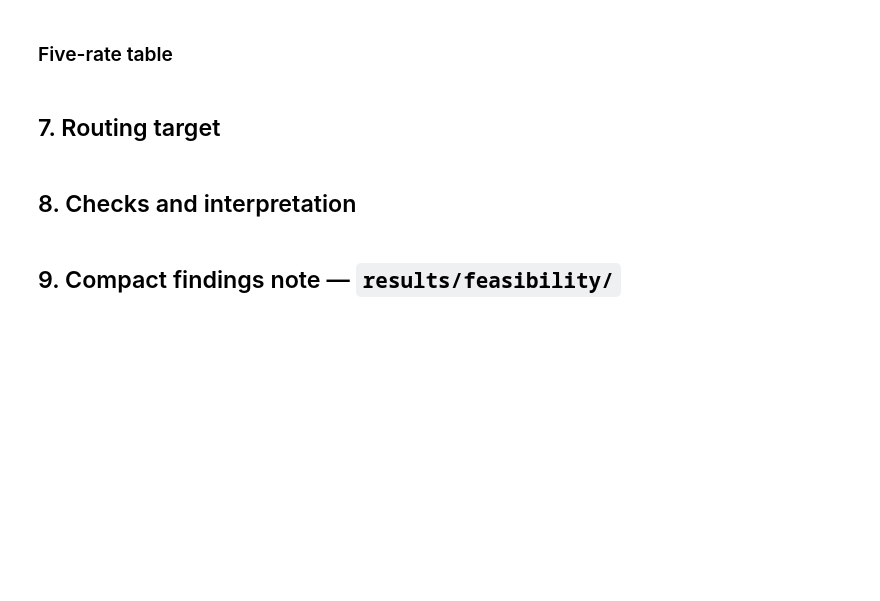
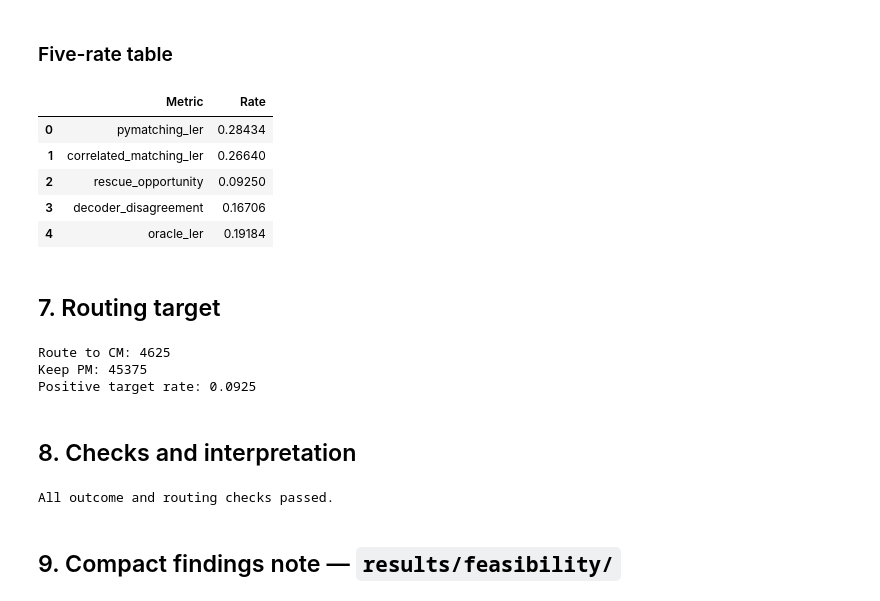
Before and after one commit to rifahnanjiba02-arch/selective-decoder-routing, a Jupyter notebook: notebooks/00_dataset_and_feasibility.ipynb, the cells around one changed output. Cells and saved outputs as stored; diff of their text form; code cells hidden in the pictures; blank space fills up the shorter version.

```diff
--- a/notebooks/00_dataset_and_feasibility.ipynb
+++ b/notebooks/00_dataset_and_feasibility.ipynb
@@ -401,8 +438,81 @@ Sample checks passed. Record the summary in docs/DATA_DICTIONARY.md.
 # %% [markdown]
 ### Five-rate table
+# %%
+
+rate_names = [
+    "pymatching_ler",
+    "correlated_matching_ler",
+    "rescue_opportunity",
+    "decoder_disagreement",
+    "oracle_ler",
+]
+
+rates_df = pd.DataFrame([
+    {"Metric": name, "Rate": summary[name]}
+    for name in rate_names
+])
+
+display(rates_df)
+# %% [output]
+|  | Metric | Rate |
+| 0 | pymatching_ler | 0.28434 |
+| 1 | correlated_matching_ler | 0.26640 |
+| 2 | rescue_opportunity | 0.09250 |
+| 3 | decoder_disagreement | 0.16706 |
+| 4 | oracle_ler | 0.19184 |
 # %% [markdown]
 ## 7. Routing target
+# %%
+
+from router.labels import route_to_correlated
+
+routing_target = route_to_correlated(**inputs)
+
+assert len(routing_target) == len(sample)
+assert (routing_target == masks["rescue"]).all()
+
+print("Route to CM:", int(routing_target.sum()))
+print("Keep PM:", int((~routing_target).sum()))
+print("Positive target rate:", routing_target.mean())
+# %% [output]
+Route to CM: 4625
+Keep PM: 45375
+Positive target rate: 0.0925
 # %% [markdown]
 ## 8. Checks and interpretation
+# %%
+import numpy as np
+
+n = summary["shots"]
+
+assert n == len(sample) == 50_000
+
+assert sum(summary[name] for name in outcomes) == n
+
+assert summary["rescue"] == int(routing_target.sum())
+
+assert np.isclose(
+    summary["decoder_disagreement"],
+    (summary["rescue"] + summary["harmful_switch"]) / n
+)
+
+assert np.isclose(
+    summary["oracle_ler"],
+    summary["both_wrong"] / n
+)
+
+assert np.isclose(
+    summary["pymatching_ler"],
+    (summary["rescue"] + summary["both_wrong"]) / n
+)
+
+assert np.isclose(
+    summary["correlated_matching_ler"],
+    (summary["harmful_switch"] + summary["both_wrong"]) / n
+)
+
+print("All outcome and routing checks passed.")
+# %% [output]
+All outcome and routing checks passed.
 # %% [markdown]
 ## 9. Compact findings note — `results/feasibility/`
```
Also changed, not shown: parts of 3 cells of this notebook.
